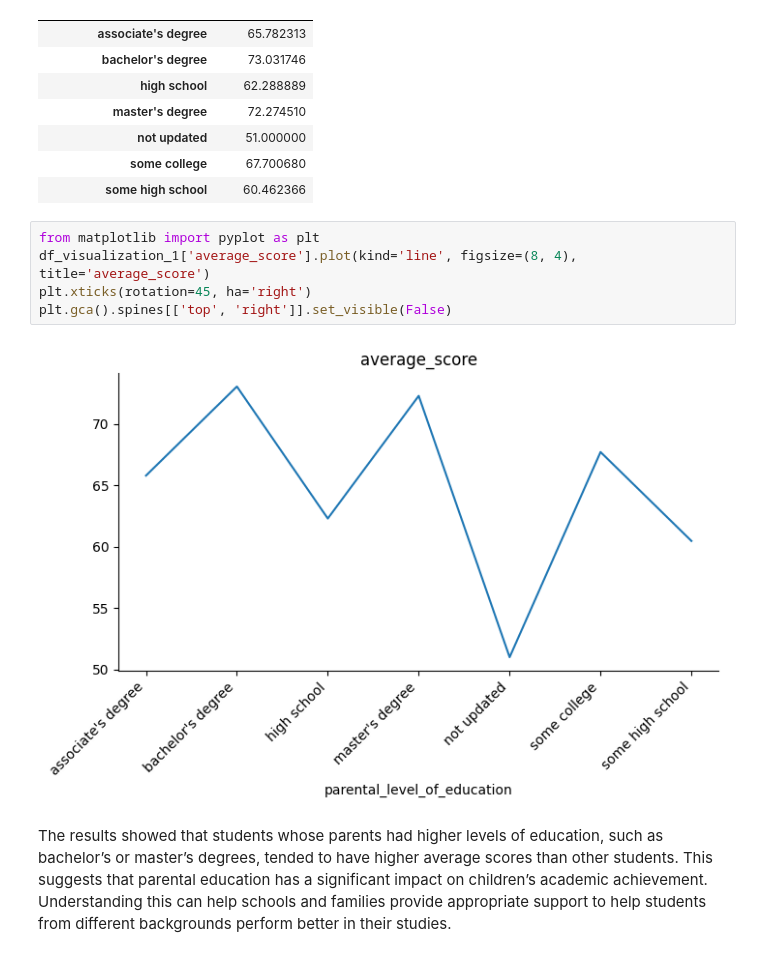
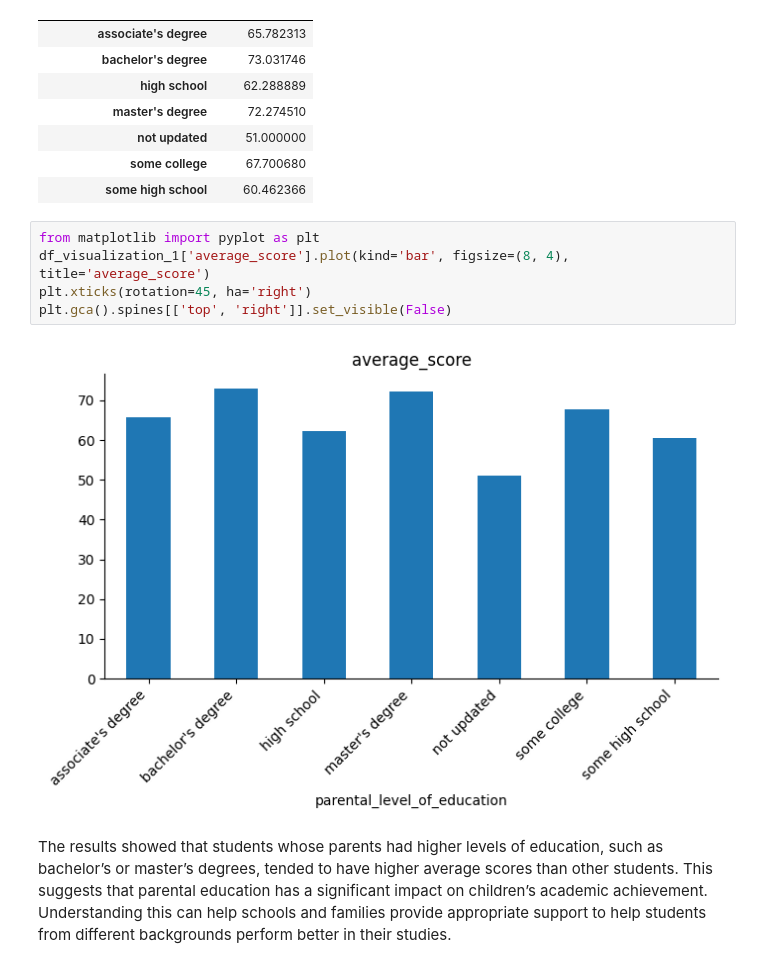
Before and after one commit to nhduy-bbean/MIS-311, a Jupyter notebook: Student_Performance.ipynb, the cells around one changed output. Drawn from its saved outputs; the diff is of its cells as text.

```diff
--- a/Student_Performance.ipynb
+++ b/Student_Performance.ipynb
@@ -174,11 +174,11 @@ df_visualization_1
 | some high school | 60.462366 |
 # %%
 from matplotlib import pyplot as plt
-df_visualization_1['average_score'].plot(kind='line', figsize=(8, 4), title='average_score')
+df_visualization_1['average_score'].plot(kind='bar', figsize=(8, 4), title='average_score')
 plt.xticks(rotation=45, ha='right')
 plt.gca().spines[['top', 'right']].set_visible(False)
 # %% [output]
-[figure, old version]
+[figure, new version]
 # %% [markdown]
 The results showed that students whose parents had higher levels of education, such as bachelor’s or master’s degrees, tended to have higher average scores than other students. This suggests that parental education has a significant impact on children’s academic achievement. Understanding this can help schools and families provide appropriate support to help students from different backgrounds perform better in their studies.
 # %%
```
